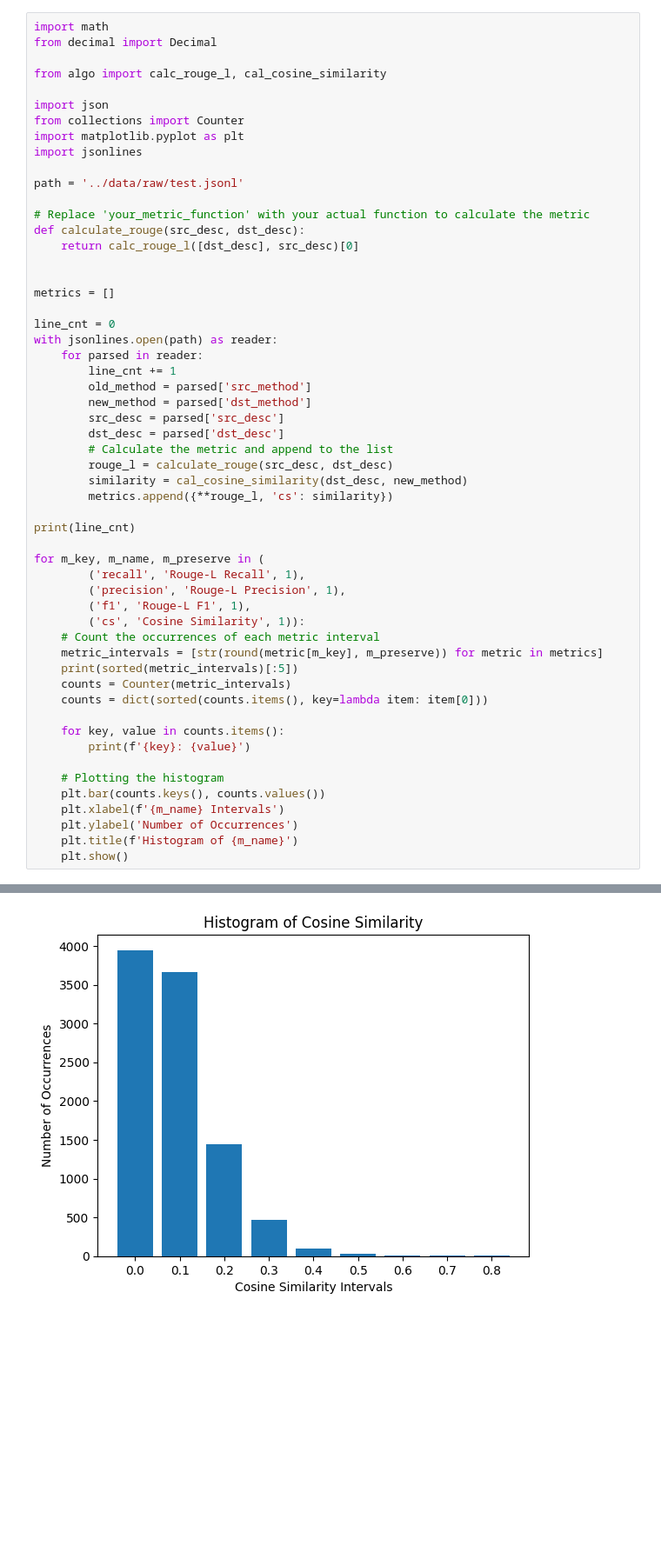
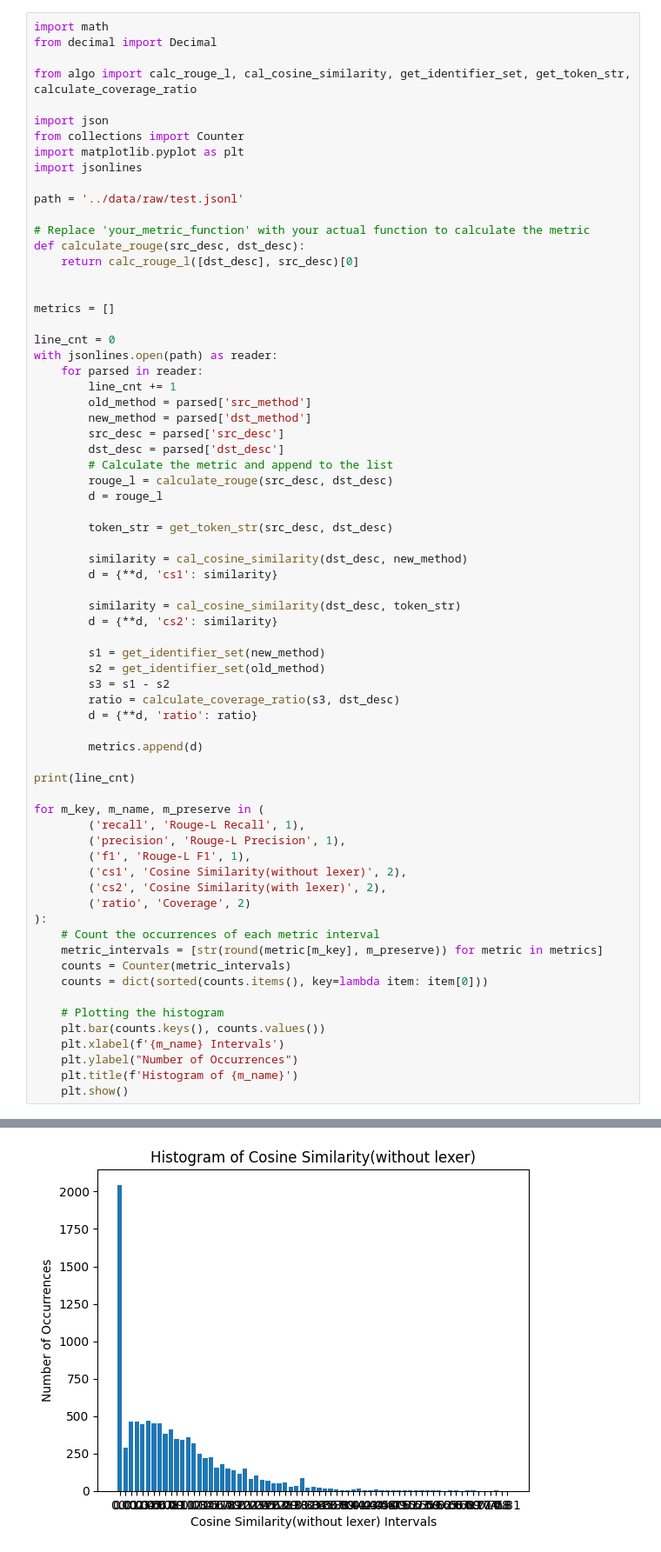
Before and after one commit to NintenSAGA/CommentUpdater, a Jupyter notebook: jupyter/statictics.ipynb, the cells around one changed output, grey strips where cells are left out. Shown at 87% size. Drawn from its saved outputs; the diff is of its cells as text; blank space fills up the shorter version.

```diff
--- a/jupyter/statictics.ipynb
+++ b/jupyter/statictics.ipynb
@@ -2,7 +2,7 @@
 import math
 from decimal import Decimal
 
-from algo import calc_rouge_l, cal_cosine_similarity
+from algo import calc_rouge_l, cal_cosine_similarity, get_identifier_set, get_token_str, calculate_coverage_ratio
 
 import json
 from collections import Counter
@@ -28,8 +28,23 @@ with jsonlines.open(path) as reader:
         dst_desc = parsed['dst_desc']
         # Calculate the metric and append to the list
         rouge_l = calculate_rouge(src_desc, dst_desc)
+        d = rouge_l
+
+        token_str = get_token_str(src_desc, dst_desc)
+
         similarity = cal_cosine_similarity(dst_desc, new_method)
-        metrics.append({**rouge_l, 'cs': similarity})
+        d = {**d, 'cs1': similarity}
+
+        similarity = cal_cosine_similarity(dst_desc, token_str)
+        d = {**d, 'cs2': similarity}
+
+        s1 = get_identifier_set(new_method)
+        s2 = get_identifier_set(old_method)
+        s3 = s1 - s2
+        ratio = calculate_coverage_ratio(s3, dst_desc)
+        d = {**d, 'ratio': ratio}
+
+        metrics.append(d)
 
 print(line_cnt)
 
@@ -37,20 +52,19 @@ for m_key, m_name, m_preserve in (
         ('recall', 'Rouge-L Recall', 1),
         ('precision', 'Rouge-L Precision', 1),
         ('f1', 'Rouge-L F1', 1),
-        ('cs', 'Cosine Similarity', 1)):
+        ('cs1', 'Cosine Similarity(without lexer)', 2),
+        ('cs2', 'Cosine Similarity(with lexer)', 2),
+        ('ratio', 'Coverage', 2)
+):
     # Count the occurrences of each metric interval
     metric_intervals = [str(round(metric[m_key], m_preserve)) for metric in metrics]
-    print(sorted(metric_intervals)[:5])
     counts = Counter(metric_intervals)
     counts = dict(sorted(counts.items(), key=lambda item: item[0]))
-
-    for key, value in counts.items():
-        print(f'{key}: {value}')
 
     # Plotting the histogram
     plt.bar(counts.keys(), counts.values())
     plt.xlabel(f'{m_name} Intervals')
-    plt.ylabel('Number of Occurrences')
+    plt.ylabel("Number of Occurrences")
     plt.title(f'Histogram of {m_name}')
     plt.show()
 # %% [output]
@@ -107 +75 @@ for m_key, m_name, m_preserve in (
-[figure, old version]
+[figure, new version]
```
Also changed, not shown: parts of 2 cells of this notebook, 6 other files.
